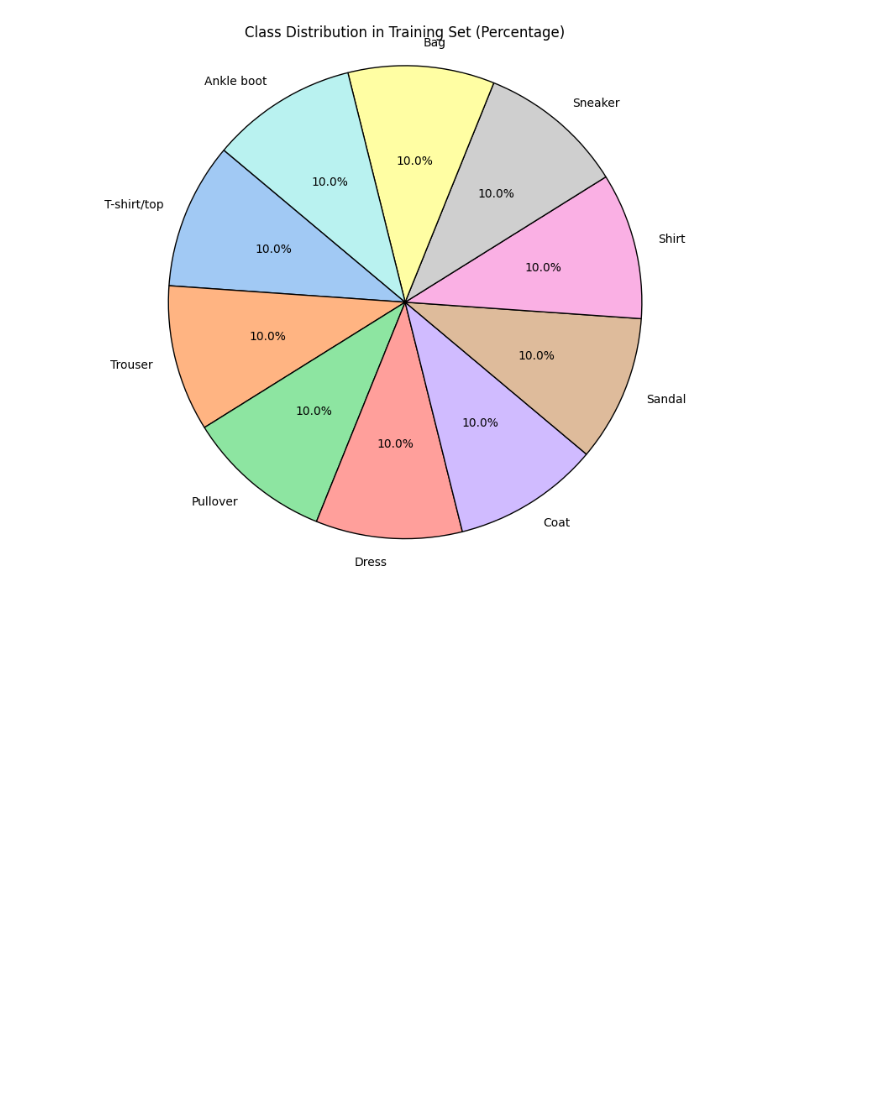
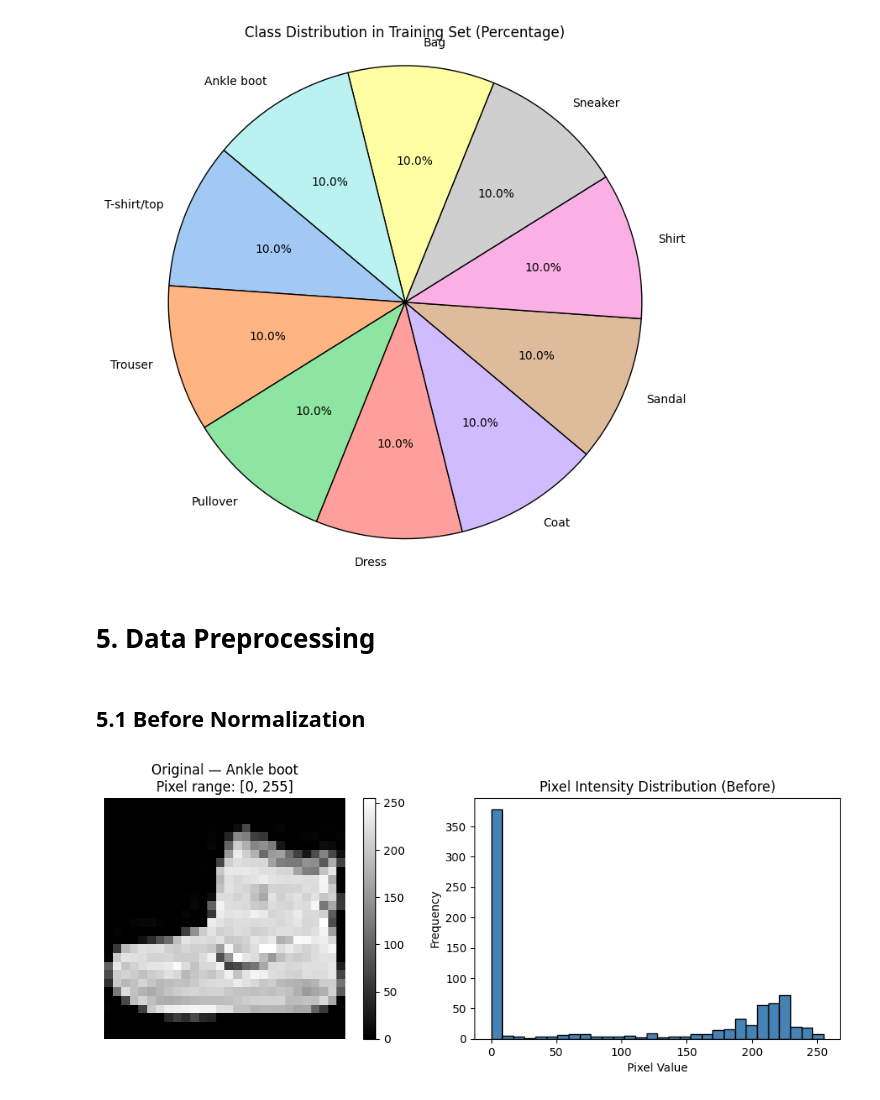
Before and after one commit to lenahmahmoud/Neural_Task, a Jupyter notebook: Neural_Networks_Task.ipynb, the cells around one changed output. Drawn from its saved outputs; the diff is of its cells as text; code cells hidden in the pictures; blank space fills up the shorter version.

```diff
--- a/Neural_Networks_Task.ipynb
+++ b/Neural_Networks_Task.ipynb
@@ -201,3 +209,28 @@ plt.axis('equal')
 plt.show()
 # %% [output]
 [figure]
+# %% [markdown]
+# 5. Data Preprocessing
+# %% [markdown]
+## 5.1 Before Normalization
+# %%
+sample_idx = 0
+
+fig, (ax1, ax2) = plt.subplots(1, 2, figsize=(10, 4))
+
+# Original image
+im = ax1.imshow(x_train_full[sample_idx], cmap='gray')
+ax1.set_title(f"Original — {class_names[y_train_full[sample_idx]]}\nPixel range: [0, 255]")
+ax1.axis('off')
+plt.colorbar(im, ax=ax1)
+
+# Pixel histogram
+ax2.hist(x_train_full[sample_idx].flatten(), bins=30, color='steelblue', edgecolor='black')
+ax2.set_title("Pixel Intensity Distribution (Before)")
+ax2.set_xlabel("Pixel Value")
+ax2.set_ylabel("Frequency")
+
+plt.tight_layout()
+plt.show()
+# %% [output]
+[figure, added]
```
Also changed, not shown: parts of 14 cells of this notebook.
